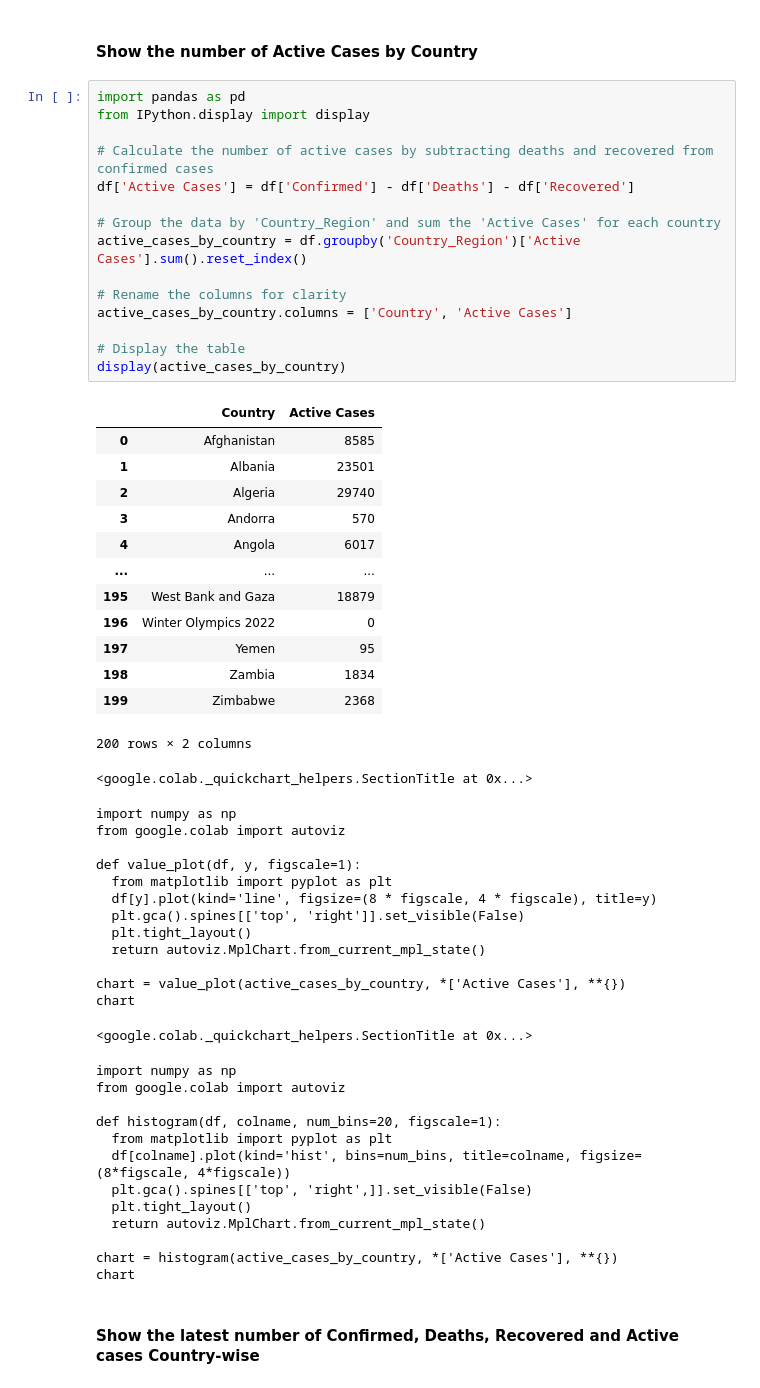
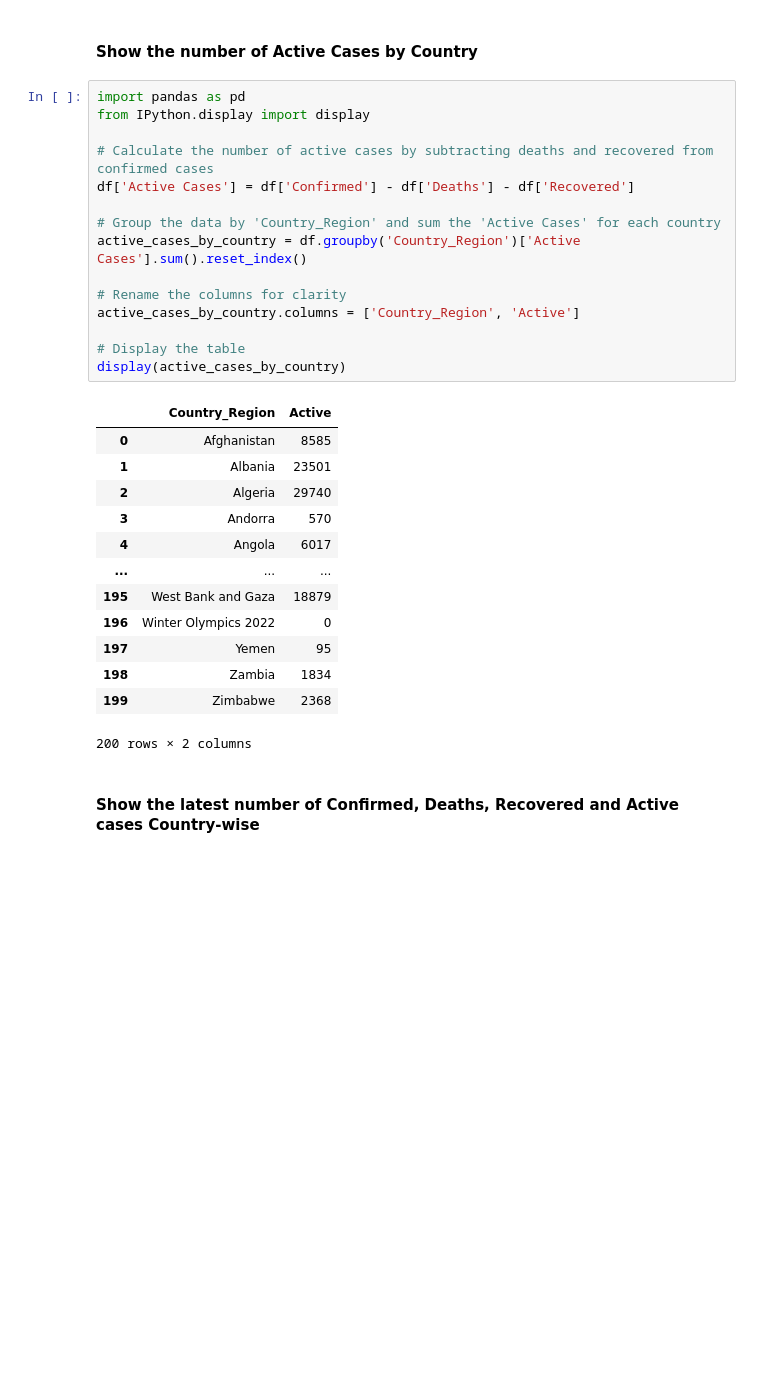
Before and after one commit to catalinalopera/Pandas, a Jupyter notebook: Lecture_02_Pandas_Covid_Analysis_Questions.ipynb, the cells around one changed output. Cells and saved outputs as stored; diff of their text form; blank space fills up the shorter version.

```diff
--- a/Lecture_02_Pandas_Covid_Analysis_Questions.ipynb
+++ b/Lecture_02_Pandas_Covid_Analysis_Questions.ipynb
@@ -217,20 +217,20 @@ display(recovered_by_country)
 # %%
 import pandas as pd
 from IPython.display import display
 
 # Calculate the number of active cases by subtracting deaths and recovered from confirmed cases
 df['Active Cases'] = df['Confirmed'] - df['Deaths'] - df['Recovered']
 
 # Group the data by 'Country_Region' and sum the 'Active Cases' for each country
 active_cases_by_country = df.groupby('Country_Region')['Active Cases'].sum().reset_index()
 
 # Rename the columns for clarity
-active_cases_by_country.columns = ['Country', 'Active Cases']
+active_cases_by_country.columns = ['Country_Region', 'Active']
 
 # Display the table
 display(active_cases_by_country)
 # %% [output]
-|  | Country | Active Cases |
+|  | Country_Region | Active |
 | 0 | Afghanistan | 8585 |
 | 1 | Albania | 23501 |
 | 2 | Algeria | 29740 |
@@ -243,32 +243,6 @@ display(active_cases_by_country)
 | 198 | Zambia | 1834 |
 | 199 | Zimbabwe | 2368 |
 200 rows × 2 columns
-<google.colab._quickchart_helpers.SectionTitle at 0x...>
-import numpy as np
-from google.colab import autoviz
-
-def value_plot(df, y, figscale=1):
-  from matplotlib import pyplot as plt
-  df[y].plot(kind='line', figsize=(8 * figscale, 4 * figscale), title=y)
-  plt.gca().spines[['top', 'right']].set_visible(False)
-  plt.tight_layout()
-  return autoviz.MplChart.from_current_mpl_state()
-
-chart = value_plot(active_cases_by_country, *['Active Cases'], **{})
-chart
-<google.colab._quickchart_helpers.SectionTitle at 0x...>
-import numpy as np
-from google.colab import autoviz
-
-def histogram(df, colname, num_bins=20, figscale=1):
-  from matplotlib import pyplot as plt
-  df[colname].plot(kind='hist', bins=num_bins, title=colname, figsize=(8*figscale, 4*figscale))
-  plt.gca().spines[['top', 'right',]].set_visible(False)
-  plt.tight_layout()
-  return autoviz.MplChart.from_current_mpl_state()
-
-chart = histogram(active_cases_by_country, *['Active Cases'], **{})
-chart
 # %% [markdown]
 #### Show the latest number of Confirmed, Deaths, Recovered and Active cases Country-wise
 # %%
```
Also changed, not shown: parts of 10 cells of this notebook.
